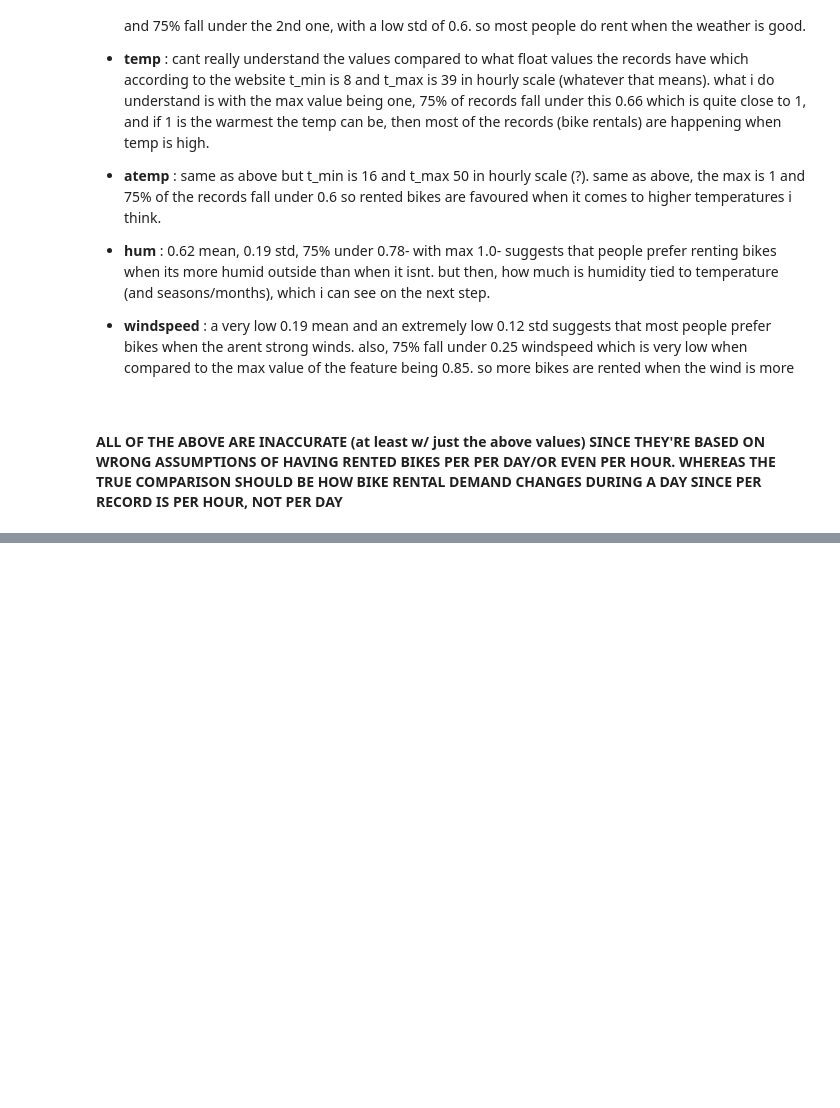
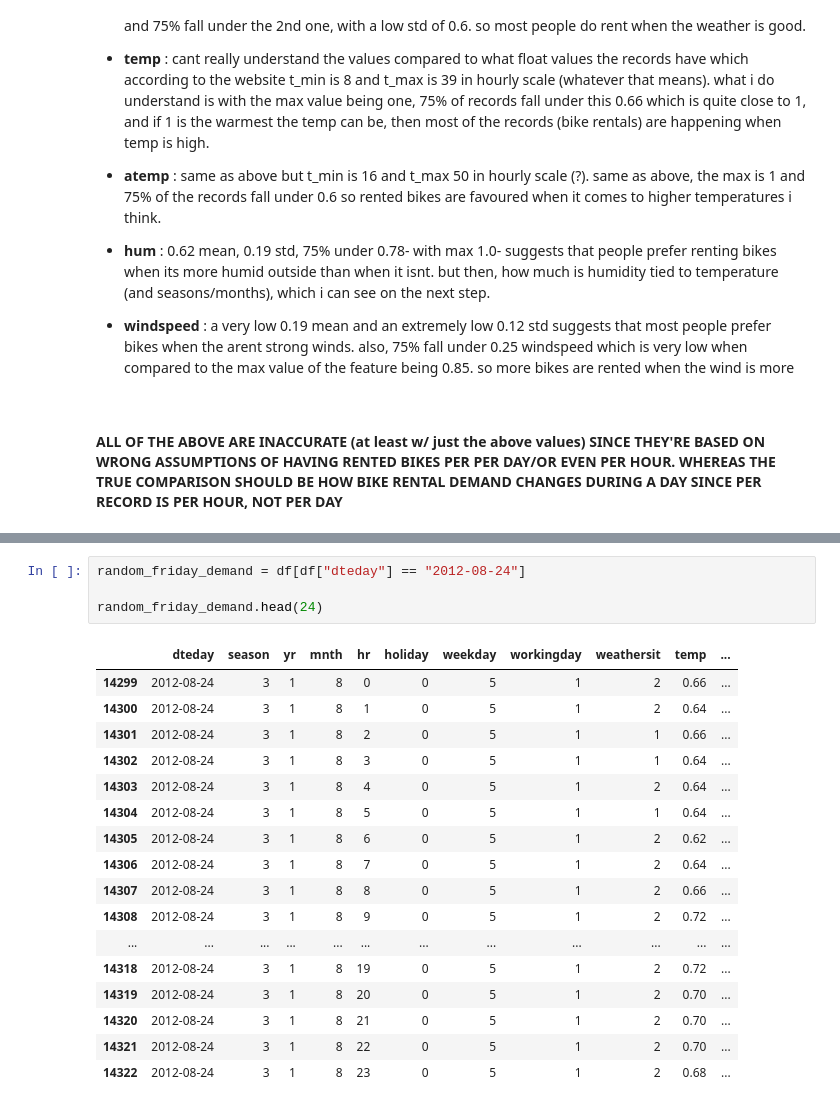
Before and after one commit to GregJackalis/bike-rental-demand-predictor, a Jupyter notebook: notebooks/prediction.ipynb, the cells around one changed output, grey strips where cells are left out. Drawn from its saved outputs; the diff is of its cells as text; blank space fills up the shorter version.

```diff
--- a/notebooks/prediction.ipynb
+++ b/notebooks/prediction.ipynb
@@ -136,0 +188,22 @@ display(X.describe().T)
+# %%
+random_friday_demand = df[df["dteday"] == "2012-08-24"]
+
+random_friday_demand.head(24)
+# %% [output]
+|  | dteday | season | yr | mnth | hr | holiday | weekday | workingday | weathersit | temp | ... |
+| 14299 | 2012-08-24 | 3 | 1 | 8 | 0 | 0 | 5 | 1 | 2 | 0.66 | ... |
+| 14300 | 2012-08-24 | 3 | 1 | 8 | 1 | 0 | 5 | 1 | 2 | 0.64 | ... |
+| 14301 | 2012-08-24 | 3 | 1 | 8 | 2 | 0 | 5 | 1 | 1 | 0.66 | ... |
+| 14302 | 2012-08-24 | 3 | 1 | 8 | 3 | 0 | 5 | 1 | 1 | 0.64 | ... |
+| 14303 | 2012-08-24 | 3 | 1 | 8 | 4 | 0 | 5 | 1 | 2 | 0.64 | ... |
+| 14304 | 2012-08-24 | 3 | 1 | 8 | 5 | 0 | 5 | 1 | 1 | 0.64 | ... |
+| 14305 | 2012-08-24 | 3 | 1 | 8 | 6 | 0 | 5 | 1 | 2 | 0.62 | ... |
+| 14306 | 2012-08-24 | 3 | 1 | 8 | 7 | 0 | 5 | 1 | 2 | 0.64 | ... |
+| 14307 | 2012-08-24 | 3 | 1 | 8 | 8 | 0 | 5 | 1 | 2 | 0.66 | ... |
+| 14308 | 2012-08-24 | 3 | 1 | 8 | 9 | 0 | 5 | 1 | 2 | 0.72 | ... |
+| ... | ... | ... | ... | ... | ... | ... | ... | ... | ... | ... | ... |
+| 14318 | 2012-08-24 | 3 | 1 | 8 | 19 | 0 | 5 | 1 | 2 | 0.72 | ... |
+| 14319 | 2012-08-24 | 3 | 1 | 8 | 20 | 0 | 5 | 1 | 2 | 0.70 | ... |
+| 14320 | 2012-08-24 | 3 | 1 | 8 | 21 | 0 | 5 | 1 | 2 | 0.70 | ... |
+| 14321 | 2012-08-24 | 3 | 1 | 8 | 22 | 0 | 5 | 1 | 2 | 0.70 | ... |
+| 14322 | 2012-08-24 | 3 | 1 | 8 | 23 | 0 | 5 | 1 | 2 | 0.68 | ... |
```
Also changed, not shown: parts of 7 cells of this notebook.
